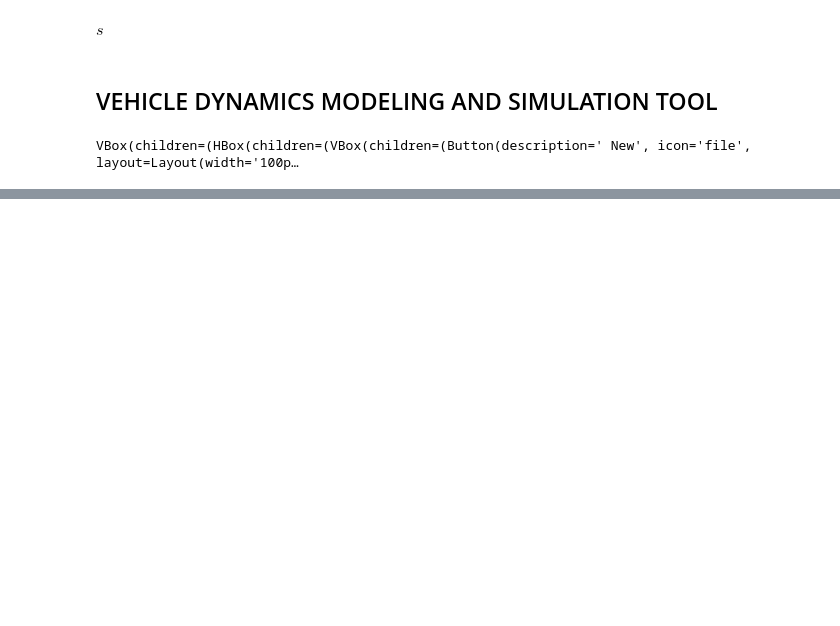
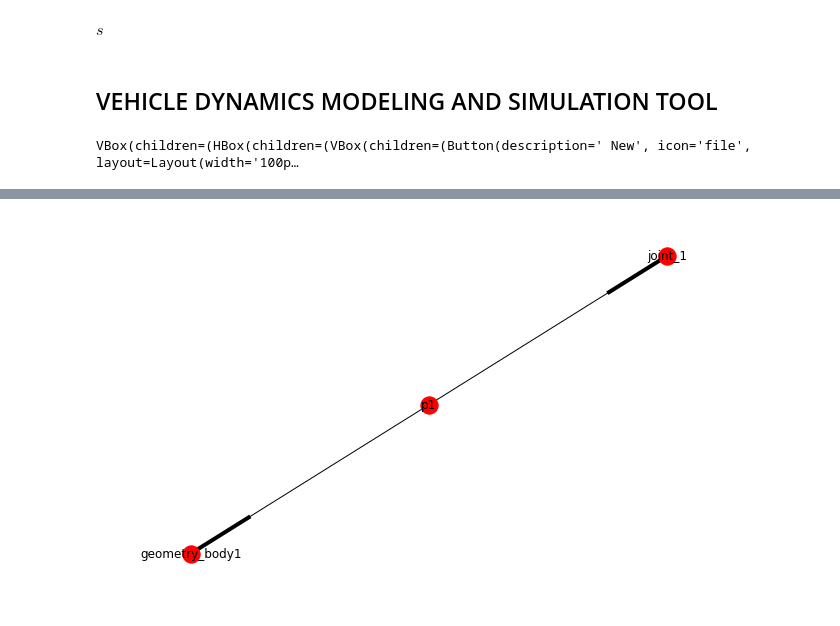
Before and after one commit to khaledghobashy/asurt_cdt, a Jupyter notebook: model_builder.ipynb, the cells around one changed output, grey strips where cells are left out. Saved outputs shown, nothing was run; the diff lists cells and outputs as text; code cells hidden in the pictures; blank space fills up the shorter version.

```diff
--- a/model_builder.ipynb
+++ b/model_builder.ipynb
@@ -90,0 +43,11 @@ point object at [5 0 0]
+# %%
+dep = nx.DiGraph()
+dep.add_node('p1')
+dep.add_edge('p1','geometry_body1')
+dep.add_edge('p1','joint_1')
+
+plt.figure(figsize=(8,5))
+nx.draw_spring(dep,with_labels=True)
+plt.show()
+# %% [output]
+[figure, added]
```
Also changed, not shown: parts of 28 cells of this notebook, 4 other files.
